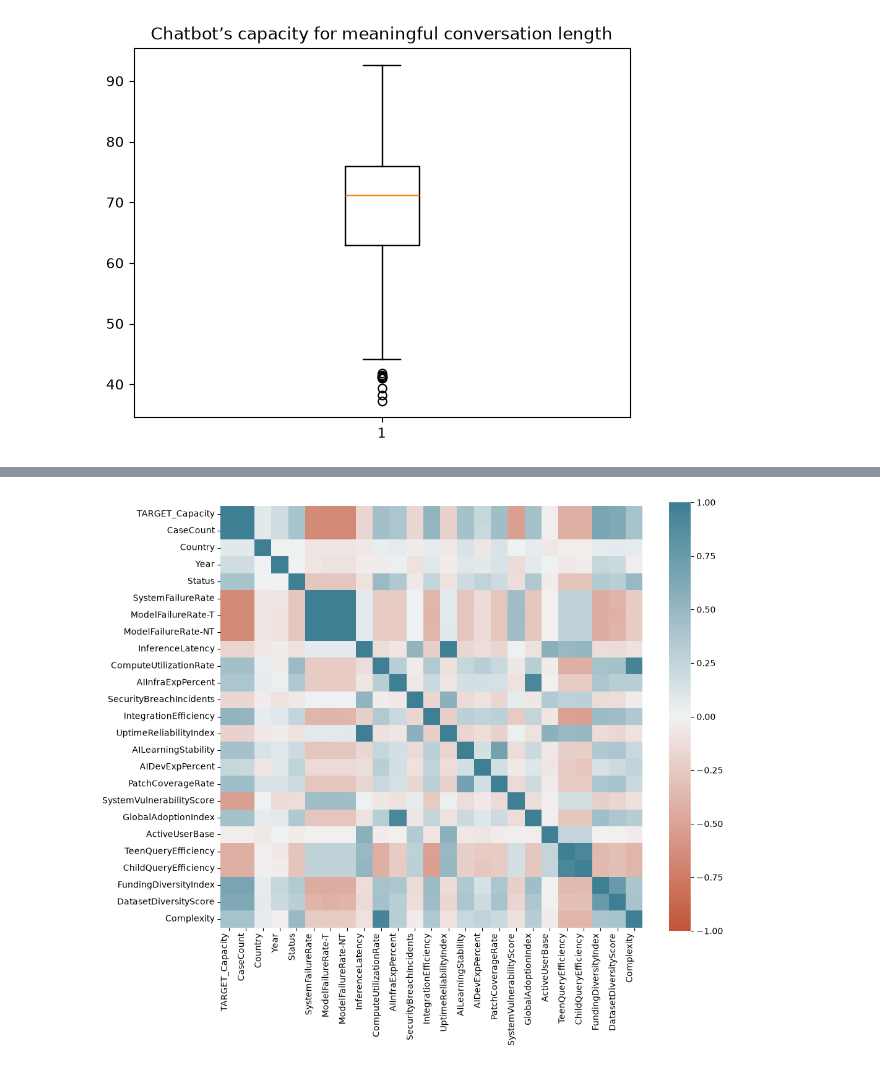
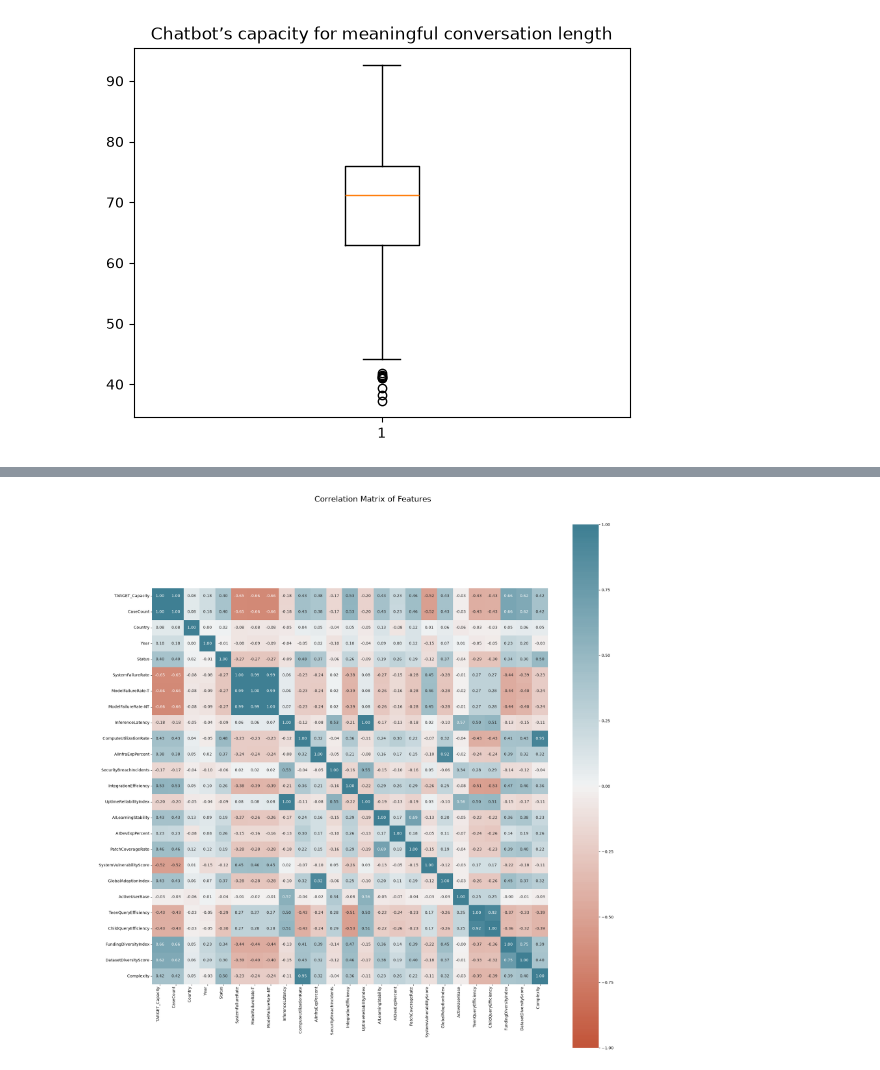
Before and after one commit to khangronky/cosc2753-assignment-1-2026b, a Jupyter notebook: notebook.ipynb, the cells around one changed output, grey strips where cells are left out. Cells and saved outputs as stored; diff of their text form; code cells hidden in the pictures.

Commit message:
feat: add several graphs for EDA

```diff
--- a/notebook.ipynb
+++ b/notebook.ipynb
@@ -98,16 +168,22 @@ plt.show()
 # %%
-f, ax = plt.subplots(figsize=(11, 9))
+f, ax = plt.subplots(figsize=(20, 20))
 corr = chatbotData.corr()
 ax = sns.heatmap(
     corr,
     vmin=-1, vmax=1, center=0,
     cmap=sns.diverging_palette(20, 220, n=200),
-    square=True
+    square=True,
+    annot=True,
+    fmt=".2f",
 )
 ax.set_xticklabels(
     ax.get_xticklabels(),
     rotation=90,
     horizontalalignment='right'
-);
+)
+
+plt.suptitle("Correlation Matrix of Features", y=1.02, fontsize=20)
+plt.tight_layout()
+plt.show()
 # %% [output]
-[figure, old version]
+[figure, new version]
```
Also changed, not shown: parts of 11 cells of this notebook.
